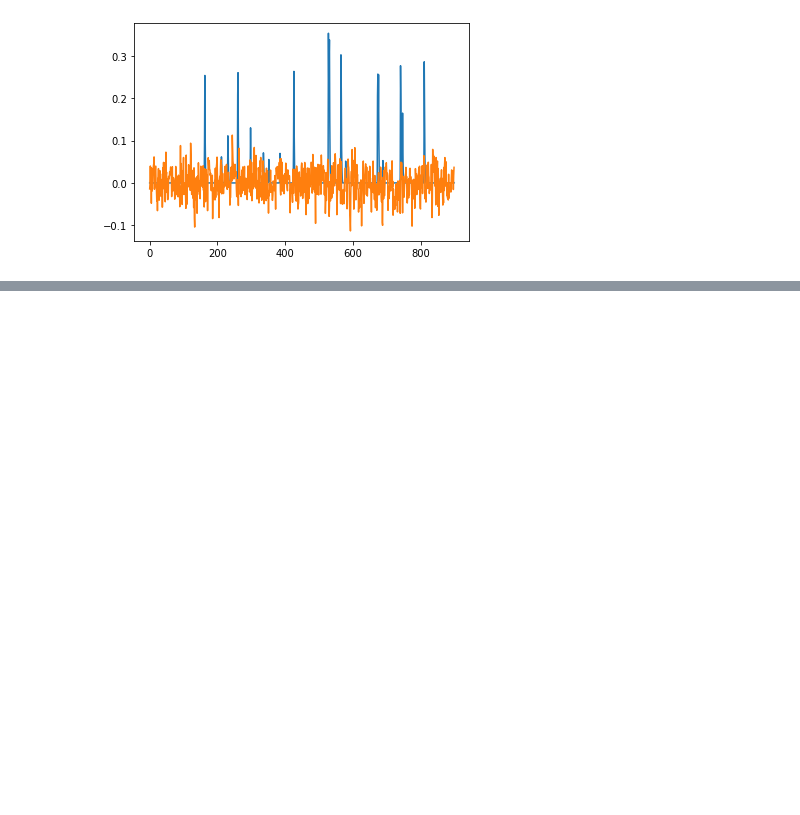
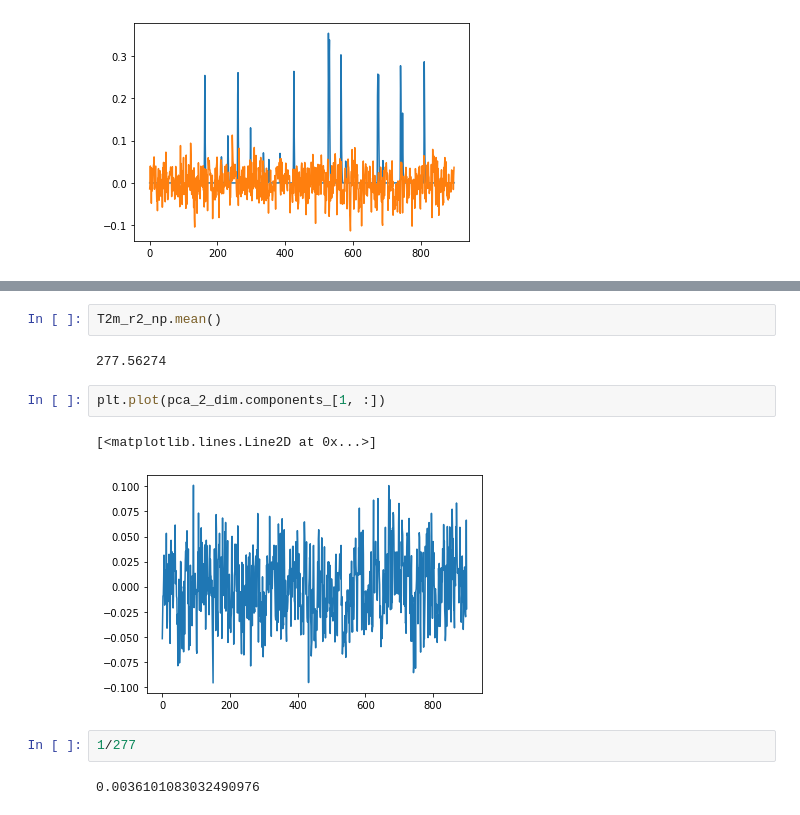
Before and after one commit to HIDA-Datathon/Team-DROP-TABLE-Teams---, a Jupyter notebook: Untitled.ipynb, the cells around one changed output, grey strips where cells are left out. Drawn from its saved outputs; the diff is of its cells as text; blank space fills up the shorter version.

```diff
--- a/Untitled.ipynb
+++ b/Untitled.ipynb
@@ -60,0 +225,13 @@ root group (NETCDF4 data model, file format HDF5):
+# %%
+T2m_r2_np.mean()
+# %% [output]
+277.56274
+# %%
+plt.plot(pca_2_dim.components_[1, :])
+# %% [output]
+[<matplotlib.lines.Line2D at 0x...>]
+[figure, added]
+# %%
+1/277
+# %% [output]
+0.0036101083032490976
```
Also changed, not shown: parts of 20 cells of this notebook, 8 other files.
